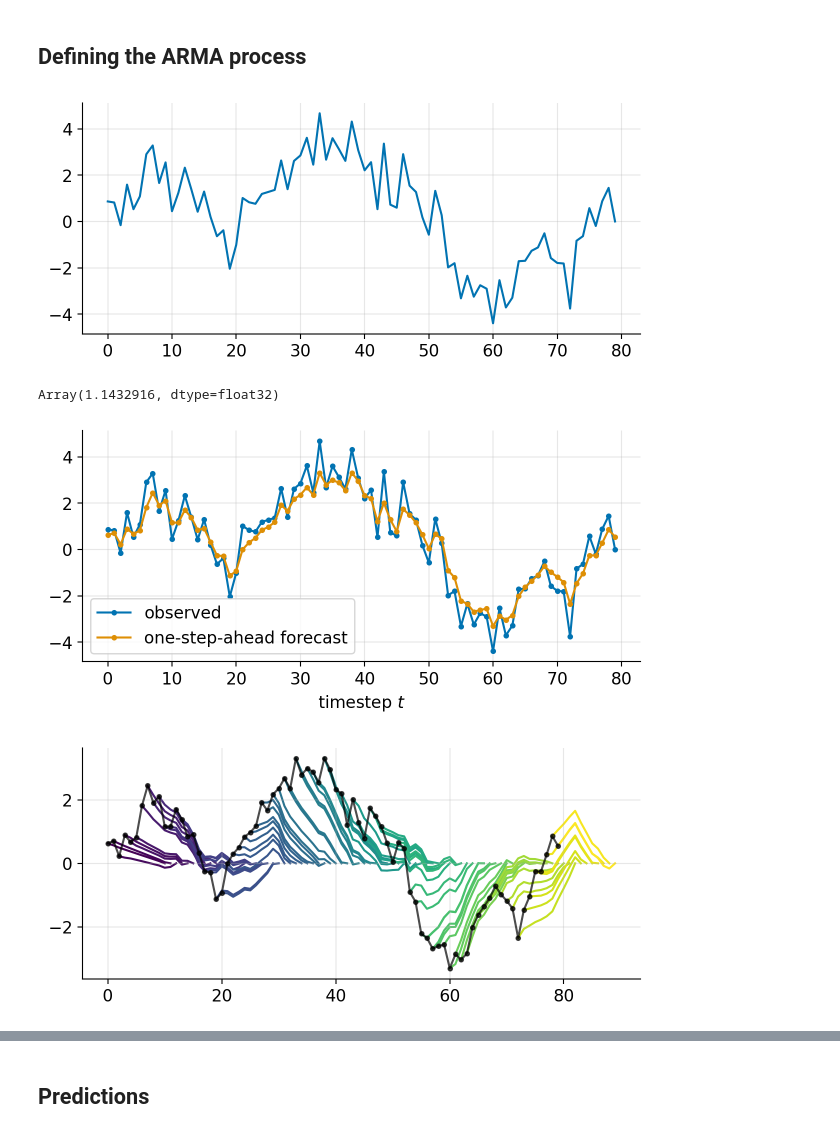
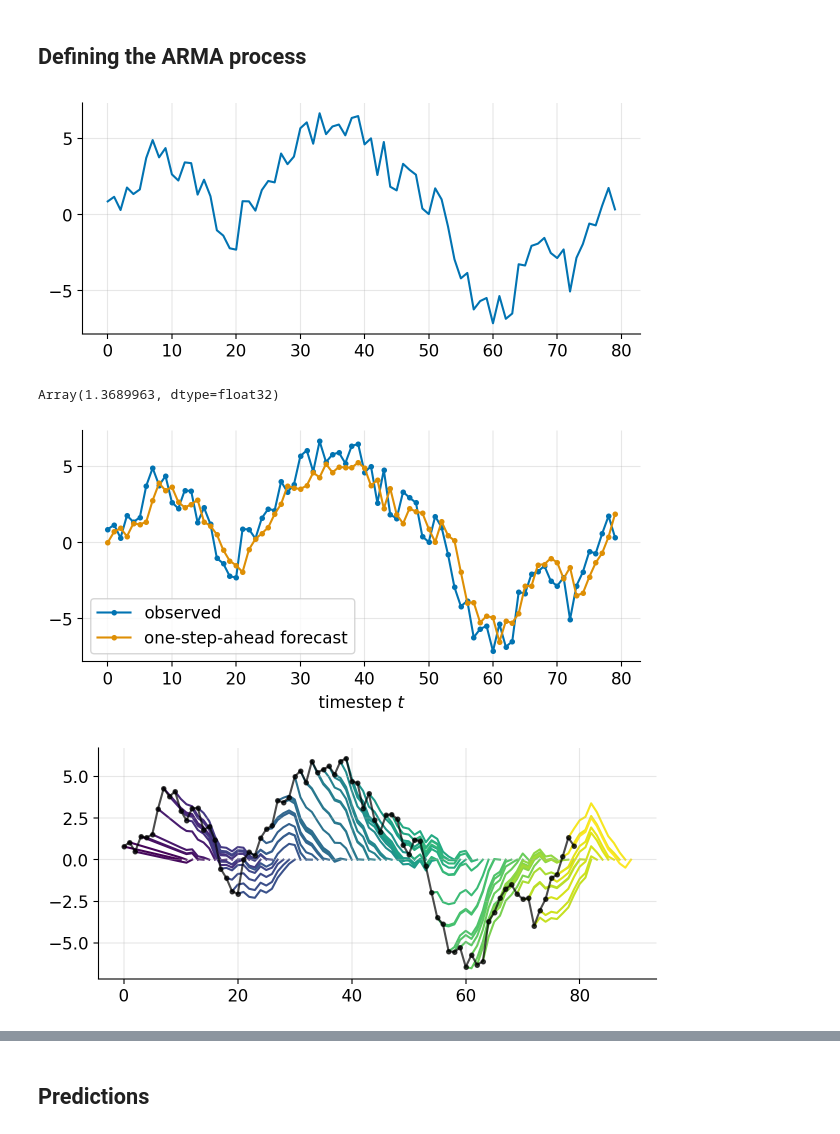
Before and after one commit to gerdm/filtering-notes, a Jupyter notebook: 03-kalman-filter/kalman-filter.ipynb, the cells around one changed output, grey strips where cells are left out. Saved outputs shown, nothing was run; the diff lists cells and outputs as text; code cells hidden in the pictures.

```diff
--- a/03-kalman-filter/kalman-filter.ipynb
+++ b/03-kalman-filter/kalman-filter.ipynb
@@ -18,6 +18,8 @@ plt.rcParams["axes.spines.top"] = False
 plt.rcParams["font.size"] = 12
 # plt.rcParams["figure.figsize"] = (7.2, 4.0)
 plt.rcParams["figure.figsize"] = (7.2, 3.0)
+
+jnp.set_printoptions(linewidth=200)
 # %%
 %load_ext autoreload
 %autoreload 2
@@ -79,7 +81,8 @@ def kf_step(bel, y, H, F, R, Q, n_forecast):
     out = {
         "mu": mu_update,
         "err": err,
-        "yhat": H @ mu_update,
+        "yhat": H @ mu_pred,
+        "y_corrected": H @ mu_update,
         "mu_forecast": forecast_mean(F, mu_update, n_forecast),
     }
 
@@ -90,10 +93,10 @@ def kf_step(bel, y, H, F, R, Q, n_forecast):
 key = jax.random.PRNGKey(3141)
 # %%
 ma_n = 10
-H_ma = jnp.ones(10) * 0.5
-H_ar = jnp.ones(2) * 0.1
-# H, F, T = ssm.init_arma_components(H_ma=H_ma)
-H, F, T = ssm.init_arma_components(H_ar=H_ar, H_ma=H_ma)
+H_ma = jnp.ones(10) * 1.
+H_ar = jnp.ones(3) * jnp.zeros(3).at[0].set(0.8)
+H, F, T = ssm.init_arma_components(H_ma=H_ma)
+# H, F, T = ssm.init_arma_components(H_ar=H_ar, H_ma=H_ma)
 # H, F, T = ssm.init_arma_components(H_ar=H_ar)
 dim_state = len(H)
 # R = jnp.eye(1) * 1.0 ** 2
@@ -110,7 +113,7 @@ sample = jax.tree.map(lambda x: x[:-n_test], sample)
 plt.plot(sample["y"])
 plt.grid(alpha=0.3)
 # %% [output]
-[figure, old version]
+[figure, new version]
 # %%
 Q = T @ R @ T.T
 n_forecast = 10
@@ -127,7 +130,7 @@ filter_hist = jnp.einsum("i,ti->t", H, hist["mu"])
 # %%
 jnp.sqrt(jnp.power(hist["err"], 2).mean())
 # %% [output]
-Array(1.1432916, dtype=float32)
+Array(1.3689963, dtype=float32)
 # %%
 plt.plot(sample["y"], marker="o", markersize=3, label="observed")
 plt.plot(hist["yhat"], marker="o", markersize=3, label="one-step-ahead forecast")
@@ -135,7 +138,7 @@ plt.legend()
 plt.xlabel("timestep $t$")
 plt.grid(alpha=0.3)
 # %% [output]
-[figure, old version]
+[figure, new version]
 # %%
 mu_hist = hist["mu_forecast"]
 mu_prev = hist["mu"]
@@ -143,17 +146,17 @@ mu_hist, ps = einops.pack([mu_prev, mu_hist], "time * dim")
 # %%
 pred_ahead = jnp.einsum("m,skm->sk", H, mu_hist)
 steps_ahead = jnp.arange(n_steps)[:, None] + jnp.arange(n_forecast + 1)[None, :]
 
 # plt.plot(sample["y"], marker="o", markersize=3, label="observed")
 
 colors = plt.cm.viridis(jnp.linspace(0, 1, n_steps))
-plt.plot(hist["yhat"], marker="o", markersize=3, label="one-step-ahead forecast", c="black", alpha=0.7)
+plt.plot(hist["y_corrected"], marker="o", markersize=3, label="one-step-ahead forecast", c="black", alpha=0.7)
 colors = plt.cm.viridis(jnp.linspace(0, 1, n_steps))
 for color, k_steps, k_pred in zip(colors, steps_ahead, pred_ahead):
     # plt.plot(k_steps, k_pred, c="gray", alpha=0.5)
     # plt.scatter(k_steps[0], k_pred[0], facecolor=color, s=20, edgecolor="black")
     plt.plot(k_steps, k_pred, c=color, alpha=1.0, zorder=0)
 # plt.xlim(0, 60)
 plt.grid(alpha=0.3)
 # %% [output]
-[figure, old version]
+[figure, new version]
```
Also changed, not shown: parts of 3 cells of this notebook.
